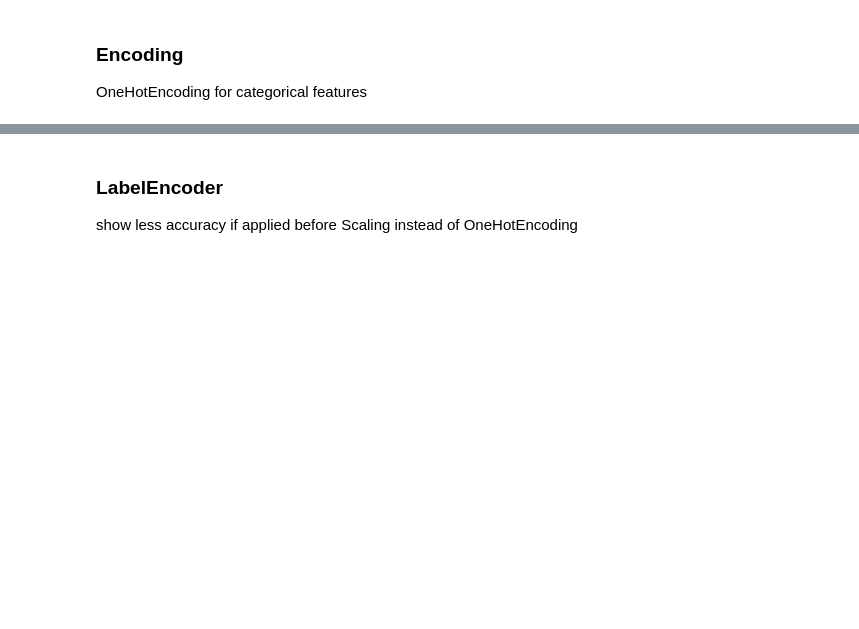
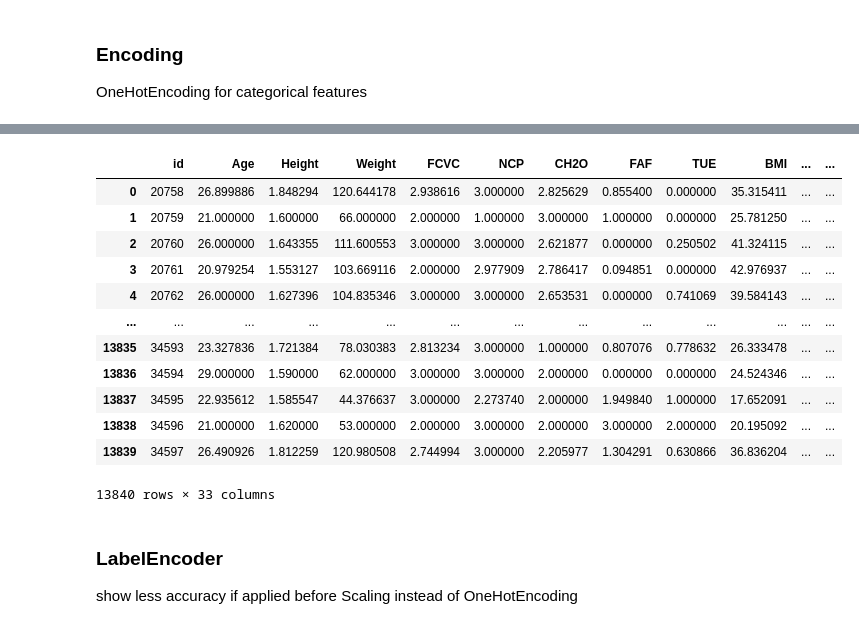
Before and after one commit to alex-volosha/mc-obesity-risk, a Jupyter notebook: main.ipynb, the cells around one changed output, grey strips where cells are left out. Drawn from its saved outputs; the diff is of its cells as text; code cells hidden in the pictures; blank space fills up the shorter version.

```diff
--- a/main.ipynb
+++ b/main.ipynb
@@ -174,0 +196,16 @@ train.head()
+# %%
+test
+# %% [output]
+|  | id | Age | Height | Weight | FCVC | NCP | CH2O | FAF | TUE | BMI | ... | ... |
+| 0 | 20758 | 26.899886 | 1.848294 | 120.644178 | 2.938616 | 3.000000 | 2.825629 | 0.855400 | 0.000000 | 35.315411 | ... | ... |
+| 1 | 20759 | 21.000000 | 1.600000 | 66.000000 | 2.000000 | 1.000000 | 3.000000 | 1.000000 | 0.000000 | 25.781250 | ... | ... |
+| 2 | 20760 | 26.000000 | 1.643355 | 111.600553 | 3.000000 | 3.000000 | 2.621877 | 0.000000 | 0.250502 | 41.324115 | ... | ... |
+| 3 | 20761 | 20.979254 | 1.553127 | 103.669116 | 2.000000 | 2.977909 | 2.786417 | 0.094851 | 0.000000 | 42.976937 | ... | ... |
+| 4 | 20762 | 26.000000 | 1.627396 | 104.835346 | 3.000000 | 3.000000 | 2.653531 | 0.000000 | 0.741069 | 39.584143 | ... | ... |
+| ... | ... | ... | ... | ... | ... | ... | ... | ... | ... | ... | ... | ... |
+| 13835 | 34593 | 23.327836 | 1.721384 | 78.030383 | 2.813234 | 3.000000 | 1.000000 | 0.807076 | 0.778632 | 26.333478 | ... | ... |
+| 13836 | 34594 | 29.000000 | 1.590000 | 62.000000 | 3.000000 | 3.000000 | 2.000000 | 0.000000 | 0.000000 | 24.524346 | ... | ... |
+| 13837 | 34595 | 22.935612 | 1.585547 | 44.376637 | 3.000000 | 2.273740 | 2.000000 | 1.949840 | 1.000000 | 17.652091 | ... | ... |
+| 13838 | 34596 | 21.000000 | 1.620000 | 53.000000 | 2.000000 | 3.000000 | 2.000000 | 3.000000 | 2.000000 | 20.195092 | ... | ... |
+| 13839 | 34597 | 26.490926 | 1.812259 | 120.980508 | 2.744994 | 3.000000 | 2.205977 | 1.304291 | 0.630866 | 36.836204 | ... | ... |
+13840 rows × 33 columns
```
Also changed, not shown: parts of 17 cells of this notebook, 1 other file.
